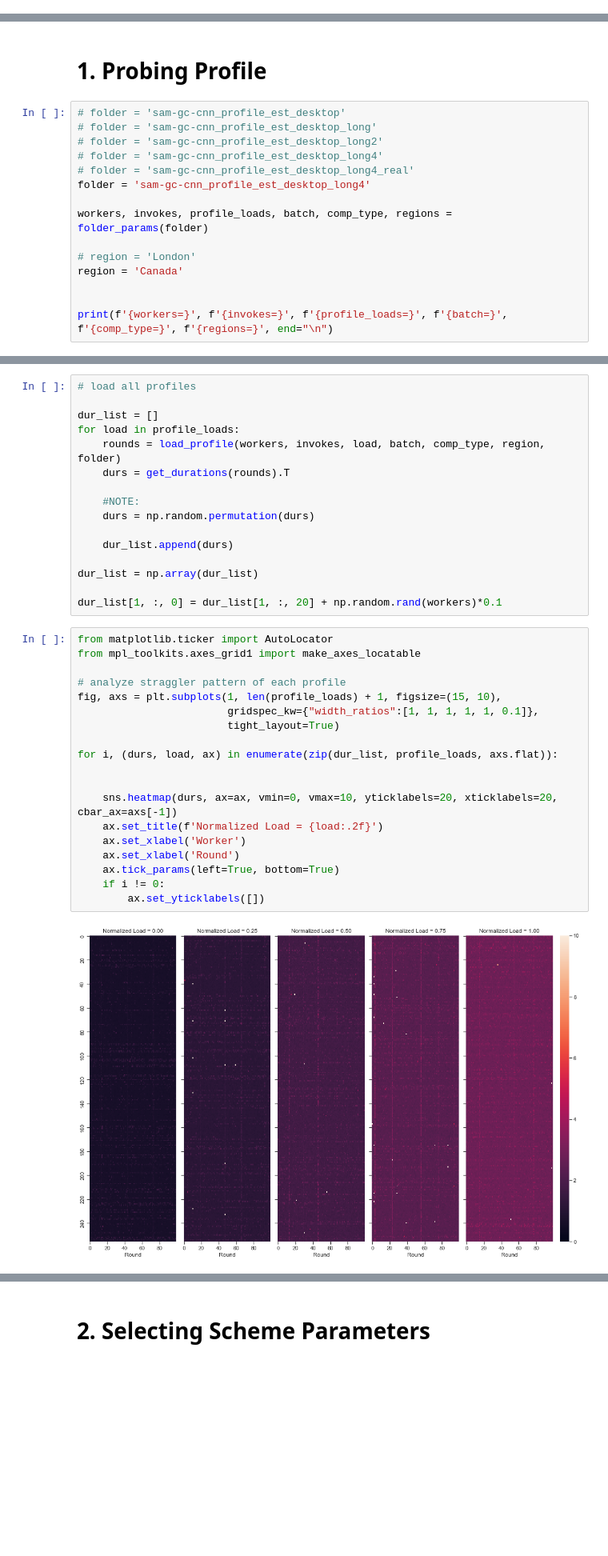
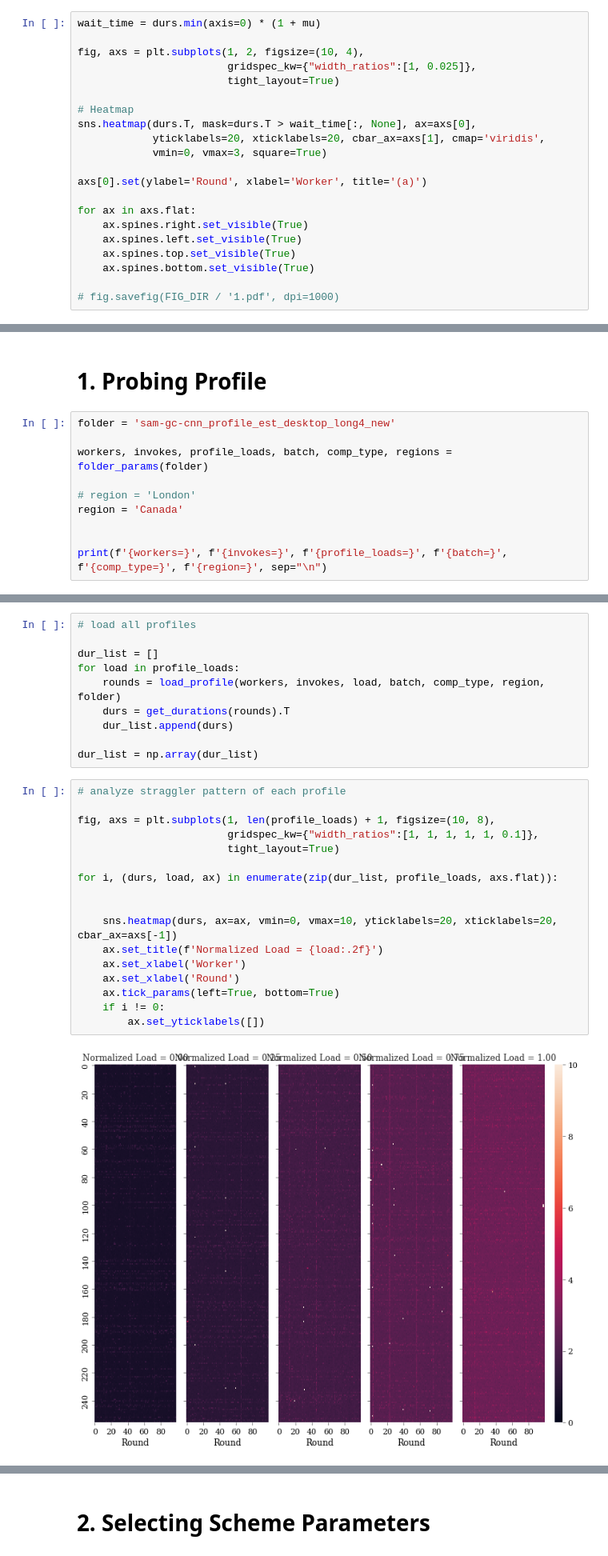
Before and after one commit to mamaj/Sequential-Gradient-Coding-2, a Jupyter notebook: 2_find_runtimes/results.ipynb, the cells around one changed output, grey strips where cells are left out. Shown at 80% size. Drawn from its saved outputs; the diff is of its cells as text; blank space fills up the shorter version.

```diff
--- a/2_find_runtimes/results.ipynb
+++ b/2_find_runtimes/results.ipynb
@@ -34,0 +78,21 @@ sns.set_theme()
+# %%
+wait_time = durs.min(axis=0) * (1 + mu)
+
+fig, axs = plt.subplots(1, 2, figsize=(10, 4),
+                        gridspec_kw={"width_ratios":[1, 0.025]},
+                        tight_layout=True)
+
+# Heatmap
+sns.heatmap(durs.T, mask=durs.T > wait_time[:, None], ax=axs[0],
+            yticklabels=20, xticklabels=20, cbar_ax=axs[1], cmap='viridis',
+            vmin=0, vmax=3, square=True)
+
+axs[0].set(ylabel='Round', xlabel='Worker', title='(a)')
+
+for ax in axs.flat:
+    ax.spines.right.set_visible(True)
+    ax.spines.left.set_visible(True)
+    ax.spines.top.set_visible(True)
+    ax.spines.bottom.set_visible(True)
+
+# fig.savefig(FIG_DIR / '1.pdf', dpi=1000)
@@ -35,12 +145,7 @@ sns.set_theme()
 # %% [markdown]
 # 1. Probing Profile
 # %%
-# folder = 'sam-gc-cnn_profile_est_desktop'
-# folder = 'sam-gc-cnn_profile_est_desktop_long'
-# folder = 'sam-gc-cnn_profile_est_desktop_long2'
-# folder = 'sam-gc-cnn_profile_est_desktop_long4'
-# folder = 'sam-gc-cnn_profile_est_desktop_long4_real'
-folder = 'sam-gc-cnn_profile_est_desktop_long4'
+folder = 'sam-gc-cnn_profile_est_desktop_long4_new'
 
 workers, invokes, profile_loads, batch, comp_type, regions = folder_params(folder)
 
@@ -48,5 +153,5 @@ workers, invokes, profile_loads, batch, comp_type, regions = folder_params(folde
 region = 'Canada'
 
 
-print(f'{workers=}', f'{invokes=}', f'{profile_loads=}', f'{batch=}', f'{comp_type=}', f'{regions=}', end="\n")
+print(f'{workers=}', f'{invokes=}', f'{profile_loads=}', f'{batch=}', f'{comp_type=}', f'{region=}', sep="\n")
 # %% [output]
@@ -58,36 +168,28 @@ dur_list = []
 for load in profile_loads:
     rounds = load_profile(workers, invokes, load, batch, comp_type, region, folder)
     durs = get_durations(rounds).T
-
-    #NOTE:
-    durs = np.random.permutation(durs)
-
     dur_list.append(durs)
 
 dur_list = np.array(dur_list)
-
-dur_list[1, :, 0] = dur_list[1, :, 20] + np.random.rand(workers)*0.1
 # %%
-from matplotlib.ticker import AutoLocator
-from mpl_toolkits.axes_grid1 import make_axes_locatable
+# analyze straggler pattern of each profile
 
-# analyze straggler pattern of each profile
-fig, axs = plt.subplots(1, len(profile_loads) + 1, figsize=(15, 10),
+fig, axs = plt.subplots(1, len(profile_loads) + 1, figsize=(10, 8),
                         gridspec_kw={"width_ratios":[1, 1, 1, 1, 1, 0.1]},
                         tight_layout=True)
 
 for i, (durs, load, ax) in enumerate(zip(dur_list, profile_loads, axs.flat)):
 
 
     sns.heatmap(durs, ax=ax, vmin=0, vmax=10, yticklabels=20, xticklabels=20, cbar_ax=axs[-1])
     ax.set_title(f'Normalized Load = {load:.2f}')
     ax.set_xlabel('Worker')
     ax.set_xlabel('Round')
     ax.tick_params(left=True, bottom=True)
     if i != 0:
         ax.set_yticklabels([])
 # %% [output]
-[figure, old version]
+[figure, new version]
 # %%
 # FIND BASE_COMP
 
```
Also changed, not shown: parts of 45 cells of this notebook, 25 other files.
